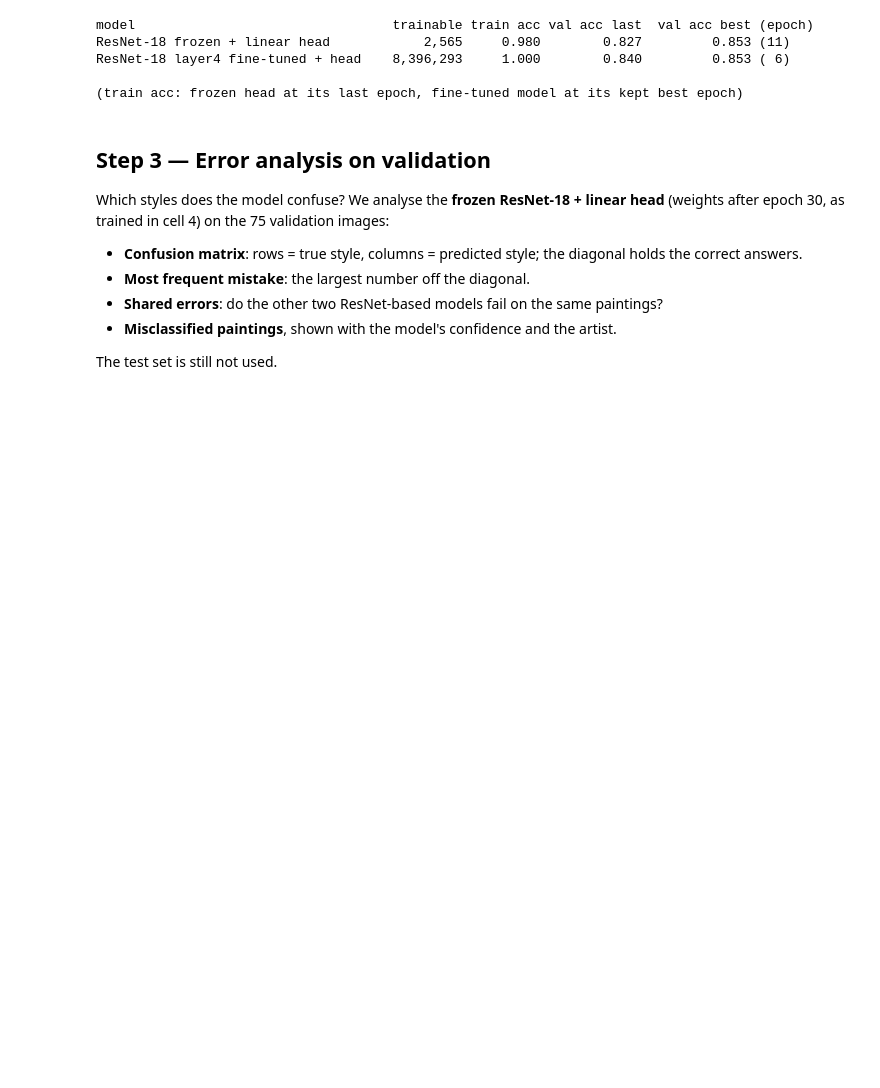
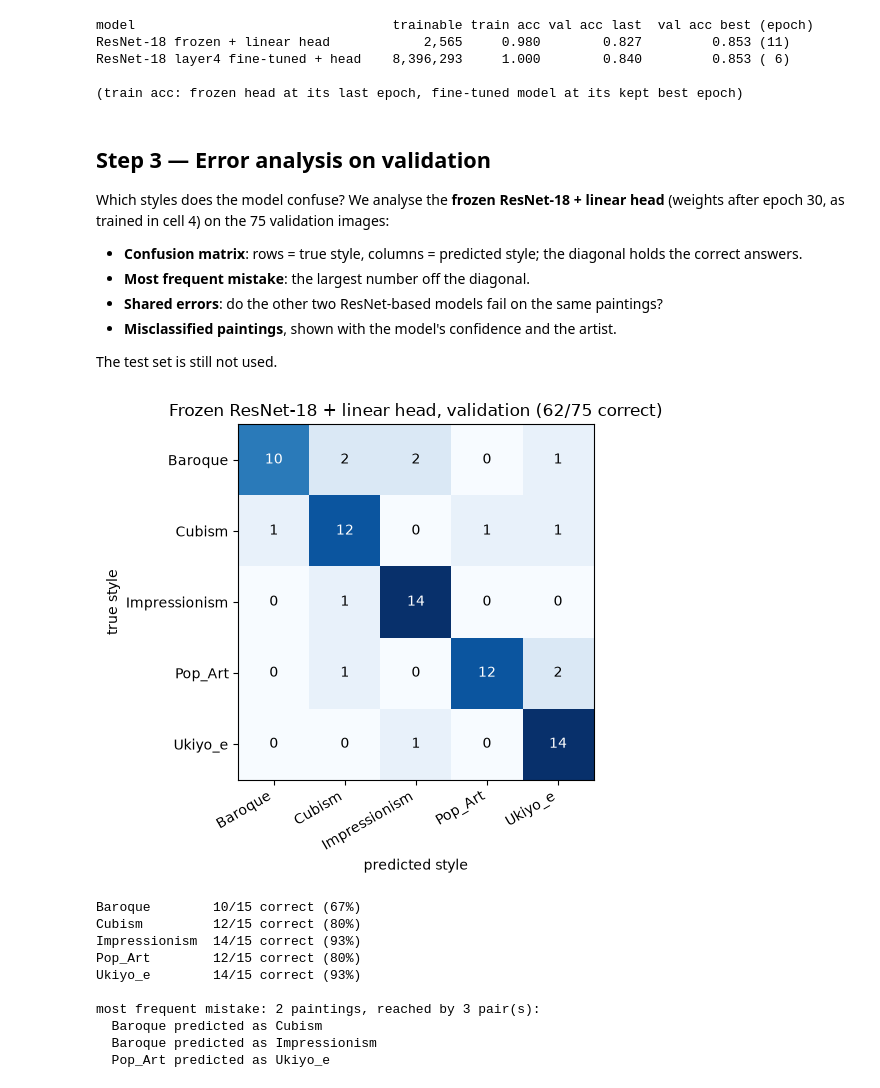
Before and after one commit to ntran-creator/Project-HSM, a Jupyter notebook: miguel_model.ipynb, the cells around one changed output. Drawn from its saved outputs; the diff is of its cells as text; code cells hidden in the pictures; blank space fills up the shorter version.

Commit message:
Restore step 3 outputs; step 4: CPU time at batch size 1 (~42 ms/painting on 1 thread) and model size (44.8 MB)

```diff
--- a/miguel_model.ipynb
+++ b/miguel_model.ipynb
@@ -381,36 +381,50 @@ The test set is still not used.
 # %%
 from sklearn.metrics import confusion_matrix
 
 # Predictions of the frozen head on the validation features
 head.eval()
 with torch.no_grad():
     probs_val = torch.softmax(head(F_val), dim=1)
 pred_val = probs_val.argmax(dim=1)
 K = len(CLASSES)
 cm = confusion_matrix(y_val.numpy(), pred_val.numpy(), labels=list(range(K)))
 
 # Confusion matrix: one hue, light = few images, dark = many
 fig, ax = plt.subplots(figsize=(6, 5))
 ax.imshow(cm, cmap="Blues")
 for i in range(K):
     for j in range(K):
         ax.text(j, i, cm[i, j], ha="center", va="center",
                 color="white" if cm[i, j] > cm.max() / 2 else "black")
 ax.set_xticks(range(K), CLASSES, rotation=30, ha="right")
 ax.set_yticks(range(K), CLASSES)
 ax.set_xlabel("predicted style"); ax.set_ylabel("true style")
 ax.set_title(f"Frozen ResNet-18 + linear head, validation ({np.trace(cm)}/{cm.sum()} correct)")
 plt.tight_layout(); plt.show()
 
 # Recall per style: share of the 15 paintings of that style that are recognised
 for i, c in enumerate(CLASSES):
     print(f"{c:14s} {cm[i, i]:2d}/{cm[i].sum()} correct ({cm[i, i] / cm[i].sum():.0%})")
 
-# Most frequent mistake = largest value off the diagonal
+# Most frequent mistake = largest value off the diagonal (several pairs can tie)
 off = cm.copy()
 np.fill_diagonal(off, 0)
-for i, j in zip(*np.where(off == off.max())):
-    print(f"\nmost frequent mistake: {CLASSES[i]} predicted as {CLASSES[j]} ({off[i, j]} of {cm[i].sum()} paintings)")
+pairs = list(zip(*np.where(off == off.max())))
+print(f"\nmost frequent mistake: {off.max()} paintings, reached by {len(pairs)} pair(s):")
+for i, j in pairs:
+    print(f"  {CLASSES[i]} predicted as {CLASSES[j]}")
+# %% [output]
+[figure, added]
+Baroque        10/15 correct (67%)
+Cubism         12/15 correct (80%)
+Impressionism  14/15 correct (93%)
+Pop_Art        12/15 correct (80%)
+Ukiyo_e        14/15 correct (93%)
+
+most frequent mistake: 2 paintings, reached by 3 pair(s):
+  Baroque predicted as Cubism
+  Baroque predicted as Impressionism
+  Pop_Art predicted as Ukiyo_e
 # %%
 # Do the other ResNet-based models make the same mistakes? (same validation images)
 finetuned.eval()
```
Also changed, not shown: parts of 7 cells of this notebook.
